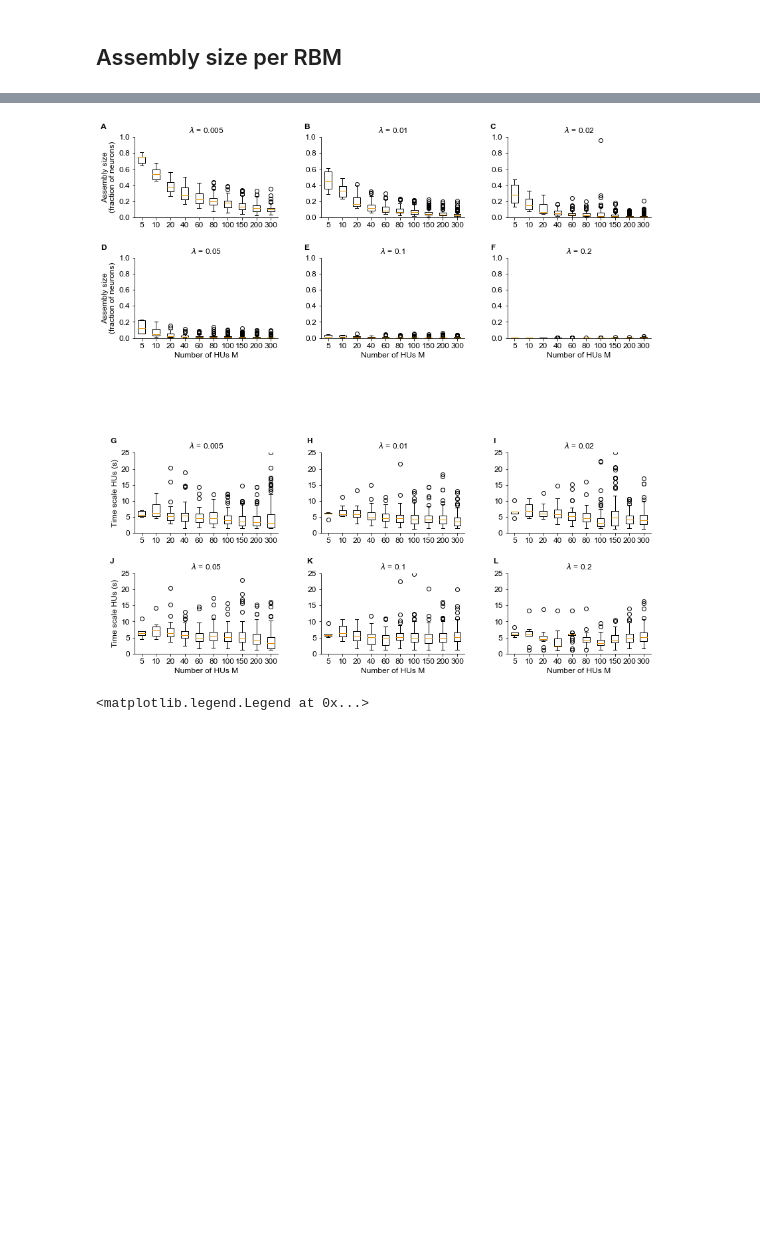
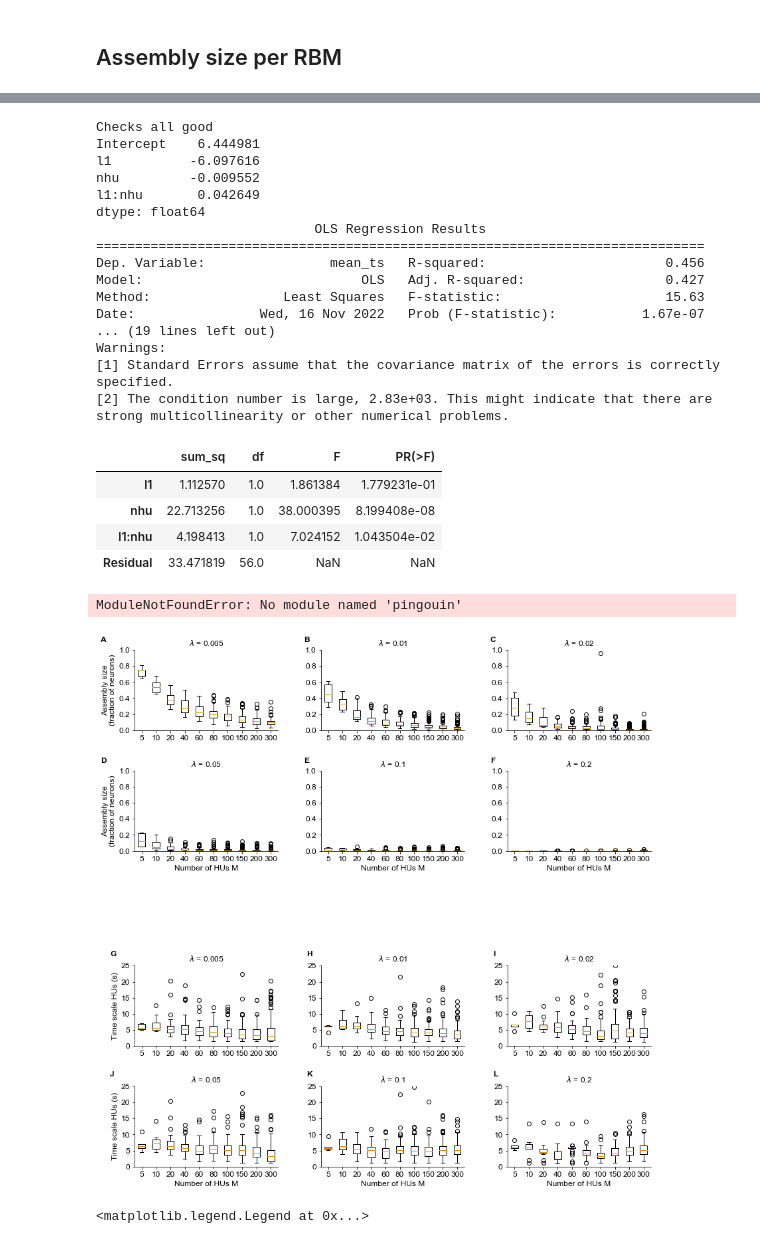
Before and after one commit to vdplasthijs/zf-rbm, a Jupyter notebook: figure_notebooks/fig_structure_dynamics.ipynb, the cells around one changed output, grey strips where cells are left out. Cells and saved outputs as stored; diff of their text form; code cells hidden in the pictures; blank space fills up the shorter version.

Commit message:
anova stats model selection

```diff
--- a/figure_notebooks/fig_structure_dynamics.ipynb
+++ b/figure_notebooks/fig_structure_dynamics.ipynb
@@ -1320,0 +1252,7 @@ FileNotFoundError: File /home/thijs/repos/dnp-code/results_df_lookup/df_lookup__
+# %%
+
+# time_scale_hus = get_timescales(rbm=tmp_RBM, test_data=test_data['wb'], test_inds=test_inds)
+rbm_paths_comparison = af.rbm_paths_used_for_sweep()
+df_as = af.get_all_rbms_assembly_sizes(rbm_path_list=rbm_paths_comparison, threshold=0.01,
+                                    test_data=test_data['wb'], test_inds=test_inds,
+                                    freq=1 / np.mean(np.diff(rec.time)))
@@ -1321,3 +1278,51 @@ FileNotFoundError: File /home/thijs/repos/dnp-code/results_df_lookup/df_lookup__
+# %%
+# df_as
+import statsmodels.api as sm
+from statsmodels.formula.api import ols
+
+def check_nan_inf(arr):
+    assert not np.isnan(arr).any()
+    assert not np.isinf(arr).any()
+print('Checks all good')
+
+for col in ['l1', 'nhu', 'median_as', 'median_ts']:
+    check_nan_inf(df_as[col])
+
+#perform two-way ANOVA
+model = ols('mean_ts ~ l1 + nhu + l1:nhu', data=df_as).fit()  # https://www.statsmodels.org/dev/example_formulas.html
+print(model.params)
+print(model.summary())
+sm.stats.anova_lm(model, typ=2)
+
+# https://www.kaggle.com/code/alexmaszanski/two-way-anova-with-python
+# %% [output]
+Checks all good
+Intercept    6.444981
+l1          -6.097616
+nhu         -0.009552
+l1:nhu       0.042649
+dtype: float64
+                            OLS Regression Results
+==============================================================================
+Dep. Variable:                mean_ts   R-squared:                       0.456
+Model:                            OLS   Adj. R-squared:                  0.427
+Method:                 Least Squares   F-statistic:                     15.63
+Date:                Wed, 16 Nov 2022   Prob (F-statistic):           1.67e-07
+... (19 lines left out)
+Warnings:
+[1] Standard Errors assume that the covariance matrix of the errors is correctly specified.
+[2] The condition number is large, 2.83e+03. This might indicate that there are
+strong multicollinearity or other numerical problems.
+|  | sum_sq | df | F | PR(>F) |
+| l1 | 1.112570 | 1.0 | 1.861384 | 1.779231e-01 |
+| nhu | 22.713256 | 1.0 | 38.000395 | 8.199408e-08 |
+| l1:nhu | 4.198413 | 1.0 | 7.024152 | 1.043504e-02 |
+| Residual | 33.471819 | 56.0 | NaN | NaN |
+# %%
+import pingouin as pg
+aov = pg.anova(df_as, dv='median_as', between=['l1', 'nhu'], detailed=True)
+# %% [output]
+ModuleNotFoundError: No module named 'pingouin'
 # %%
 fig = plt.figure(constrained_layout=False, figsize=(12, 12))
 
@@ -1362,7 +1367,7 @@ for i_plot, plot_val in enumerate(m_vals):
         i_row += 1
         i_col = 0
 # %% [output]
-[figure, old version]
+[figure, new version]
 # %%
 df_as = df_as.sort_values(by=['l1', 'nhu'])
 
```
Also changed, not shown: parts of 4 cells of this notebook, 1 other file.
